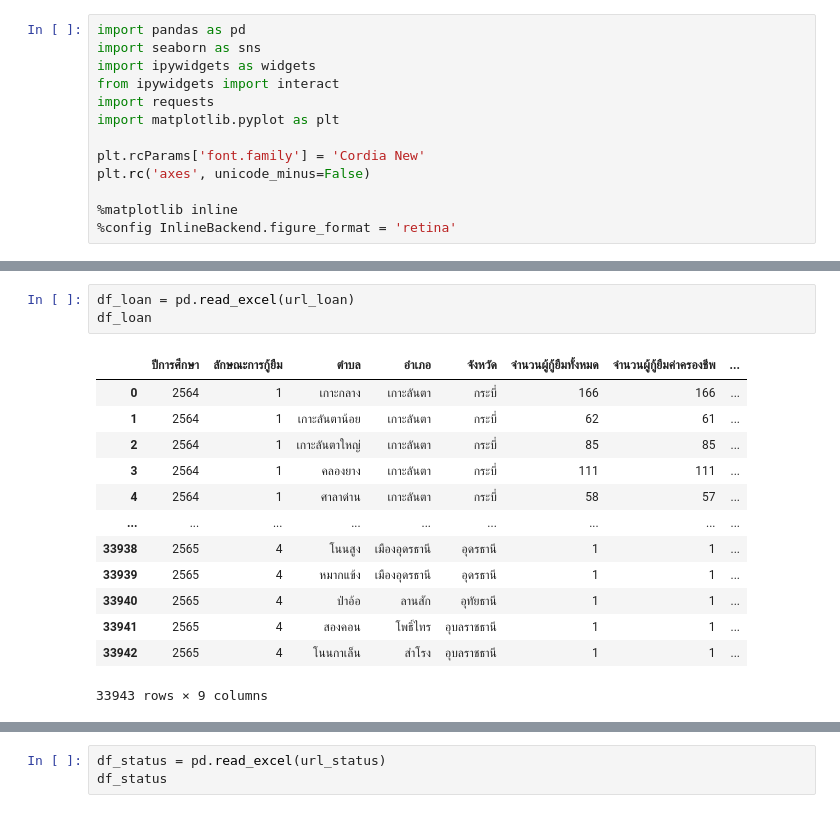
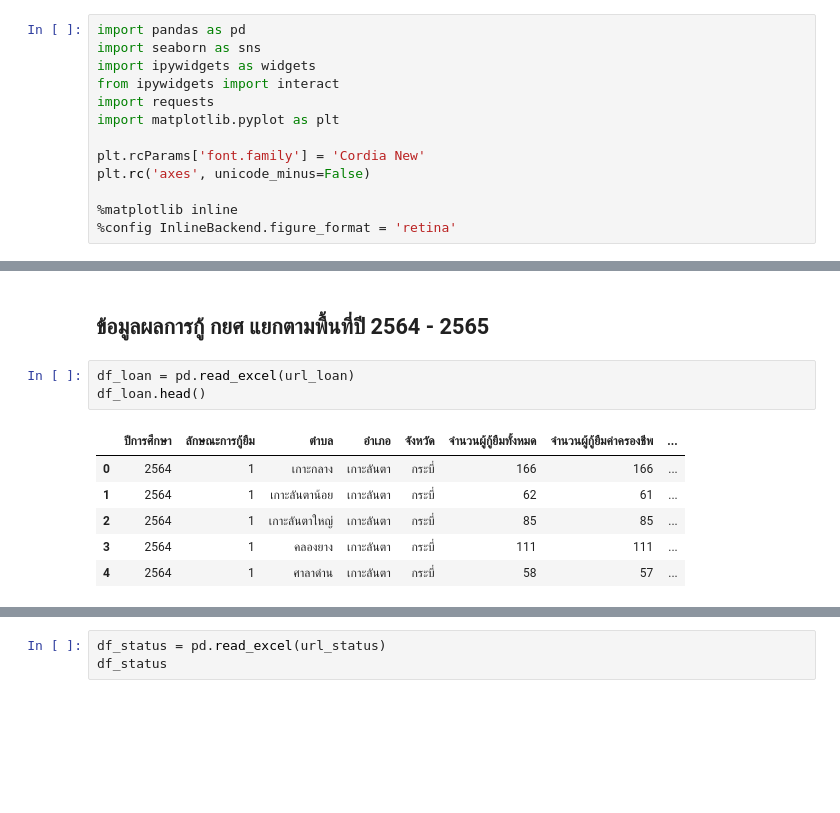
Before and after one commit to purachai-phonwisut/student-loan-analysis, a Jupyter notebook: notebook/owen.ipynb, the cells around one changed output, grey strips where cells are left out. Drawn from its saved outputs; the diff is of its cells as text; blank space fills up the shorter version.

```diff
--- a/notebook/owen.ipynb
+++ b/notebook/owen.ipynb
@@ -20,17 +21,12 @@ url_status = "https://data.go.th/dataset/191983d1-3e59-4bf1-8d6d-6f5cb5c54c8f/re
+# %% [markdown]
+## ข้อมูลผลการกู้ กยศ แยกตามพื้นที่ปี 2564 - 2565
 # %%
 df_loan = pd.read_excel(url_loan)
-df_loan
+df_loan.head()
 # %% [output]
 |  | ปีการศึกษา | ลักษณะการกู้ยืม | ตำบล | อำเภอ | จังหวัด | จำนวนผู้กู้ยืมทั้งหมด | จำนวนผู้กู้ยืมค่าครองชีพ | ... |
 | 0 | 2564 | 1 | เกาะกลาง | เกาะลันตา | กระบี่ | 166 | 166 | ... |
 | 1 | 2564 | 1 | เกาะลันตาน้อย | เกาะลันตา | กระบี่ | 62 | 61 | ... |
 | 2 | 2564 | 1 | เกาะลันตาใหญ่ | เกาะลันตา | กระบี่ | 85 | 85 | ... |
 | 3 | 2564 | 1 | คลองยาง | เกาะลันตา | กระบี่ | 111 | 111 | ... |
 | 4 | 2564 | 1 | ศาลาด่าน | เกาะลันตา | กระบี่ | 58 | 57 | ... |
-| ... | ... | ... | ... | ... | ... | ... | ... | ... |
-| 33938 | 2565 | 4 | โนนสูง | เมืองอุดรธานี | อุดรธานี | 1 | 1 | ... |
-| 33939 | 2565 | 4 | หมากแข้ง | เมืองอุดรธานี | อุดรธานี | 1 | 1 | ... |
-| 33940 | 2565 | 4 | ป่าอ้อ | ลานสัก | อุทัยธานี | 1 | 1 | ... |
-| 33941 | 2565 | 4 | สองคอน | โพธิ์ไทร | อุบลราชธานี | 1 | 1 | ... |
-| 33942 | 2565 | 4 | โนนกาเล็น | สำโรง | อุบลราชธานี | 1 | 1 | ... |
-33943 rows × 9 columns
```
Also changed, not shown: parts of 29 cells of this notebook.
